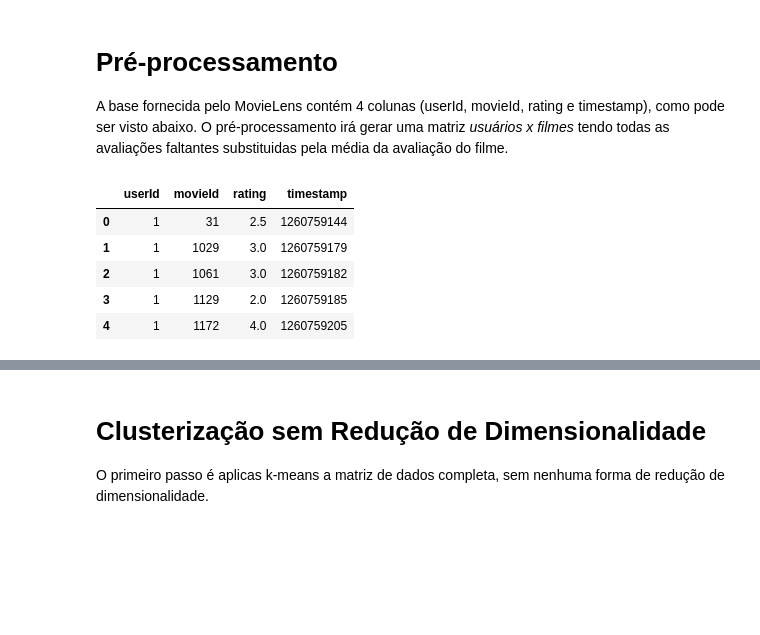
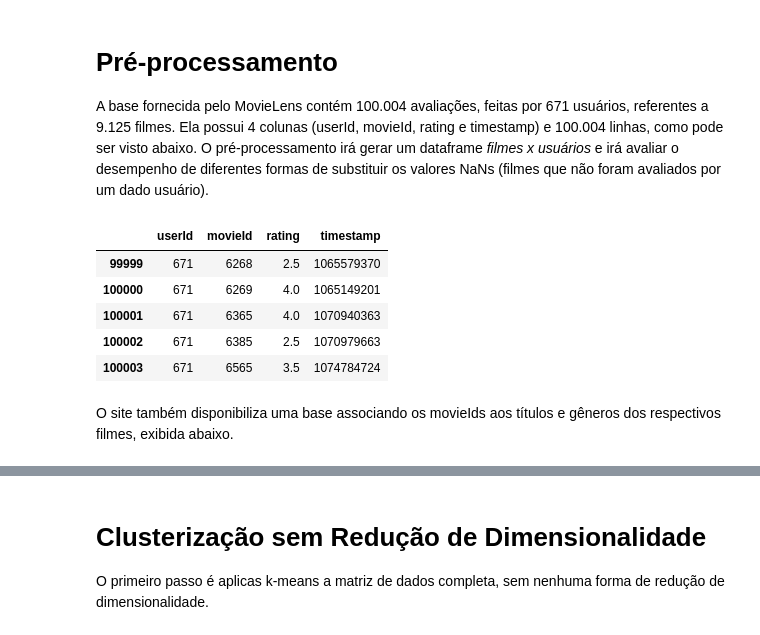
Before and after one commit to condereis/data-mining, a Jupyter notebook: notebooks/MovieLensCluestering.ipynb, the cells around one changed output, grey strips where cells are left out. Cells and saved outputs as stored; diff of their text form; code cells hidden in the pictures; blank space fills up the shorter version.

```diff
--- a/notebooks/MovieLensCluestering.ipynb
+++ b/notebooks/MovieLensCluestering.ipynb
@@ -26,15 +31,16 @@ from sklearn.decomposition import PCA
 # %% [markdown]
 # Pré-processamento
 
-A base fornecida pelo MovieLens contém 4 colunas (userId, movieId, rating e timestamp), como pode ser visto abaixo. O pré-processamento irá gerar uma matriz *usuários x filmes* tendo todas as avaliações faltantes substituidas pela média da avaliação do filme.
+A base fornecida pelo MovieLens contém 100.004 avaliações, feitas por 671 usuários, referentes a 9.125 filmes. Ela possui 4 colunas (userId, movieId, rating e timestamp) e 100.004 linhas, como pode ser visto abaixo. O pré-processamento irá gerar um dataframe *filmes x usuários* e irá avaliar o desempenho de diferentes formas de substituir os valores NaNs (filmes que não foram avaliados por um dado usuário).
 # %%
 raw_data = pd.read_csv('../data/movielens/ratings.csv')
-movie_labels = pd.read_csv('../data/movielens/ratings.csv')
-raw_data.head()
+raw_data.tail()
 # %% [output]
 |  | userId | movieId | rating | timestamp |
-| 0 | 1 | 31 | 2.5 | 1260759144 |
-| 1 | 1 | 1029 | 3.0 | 1260759179 |
-| 2 | 1 | 1061 | 3.0 | 1260759182 |
-| 3 | 1 | 1129 | 2.0 | 1260759185 |
-| 4 | 1 | 1172 | 4.0 | 1260759205 |
+| 99999 | 671 | 6268 | 2.5 | 1065579370 |
+| 100000 | 671 | 6269 | 4.0 | 1065149201 |
+| 100001 | 671 | 6365 | 4.0 | 1070940363 |
+| 100002 | 671 | 6385 | 2.5 | 1070979663 |
+| 100003 | 671 | 6565 | 3.5 | 1074784724 |
+# %% [markdown]
+O site também disponibiliza uma base associando os movieIds aos títulos e gêneros dos respectivos filmes, exibida abaixo.
```
Also changed, not shown: parts of 84 cells of this notebook.
